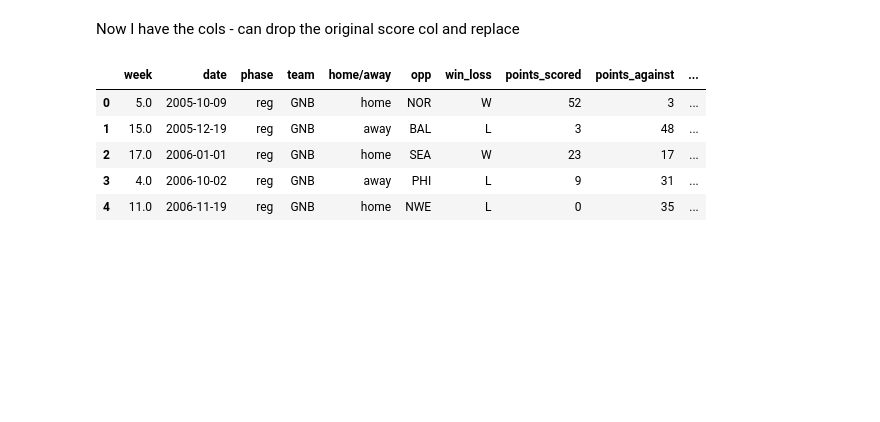
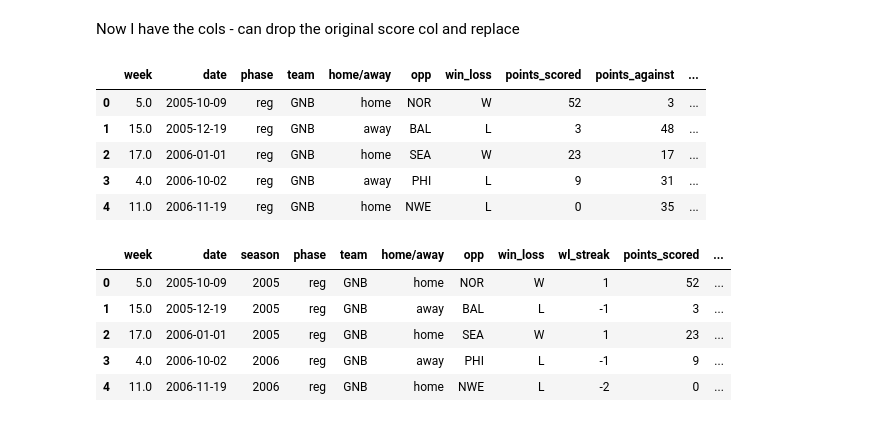
Before and after one commit to fonanroley/projects, a Jupyter notebook: qb_predictor.ipynb, the cells around one changed output. Saved outputs shown, nothing was run; the diff lists cells and outputs as text; code cells hidden in the pictures; blank space fills up the shorter version.

Commit message:
Cleaned dataframe

```diff
--- a/qb_predictor.ipynb
+++ b/qb_predictor.ipynb
@@ -411,3 +411,23 @@ def _season_wl_streak(group):
 # %%
 df['wl_streak'] = df.groupby('season', group_keys=False).apply(_season_wl_streak)
 df = move_col_after(df, 'wl_streak', 'win_loss')
+# %%
+# clean up the dataframe a little before moving
+# if i don't do it now it'll get messy
+# going to move the created columns to where you would expect them to be
+df = move_col_after(df, 'int_rate', 'int')
+df = move_col_after(df, 'dropbacks', 'rate')
+df = move_col_after(df, 'sack_rate', 'sk')
+df = move_col_after(df, 'td_rate', 'rush_td')
+df = move_col_after(df, 'total_yards', 'rush_yds')
+df = move_col_after(df, 'total_tds', 'td_rate')
+df = move_col_after(df, 'turnovers', 'fmb')
+# %%
+df.head()
+# %% [output]
+|  | week | date | season | phase | team | home/away | opp | win_loss | wl_streak | points_scored | ... |
+| 0 | 5.0 | 2005-10-09 | 2005 | reg | GNB | home | NOR | W | 1 | 52 | ... |
+| 1 | 15.0 | 2005-12-19 | 2005 | reg | GNB | away | BAL | L | -1 | 3 | ... |
+| 2 | 17.0 | 2006-01-01 | 2005 | reg | GNB | home | SEA | W | 1 | 23 | ... |
+| 3 | 4.0 | 2006-10-02 | 2006 | reg | GNB | away | PHI | L | -1 | 9 | ... |
+| 4 | 11.0 | 2006-11-19 | 2006 | reg | GNB | home | NWE | L | -2 | 0 | ... |
```
